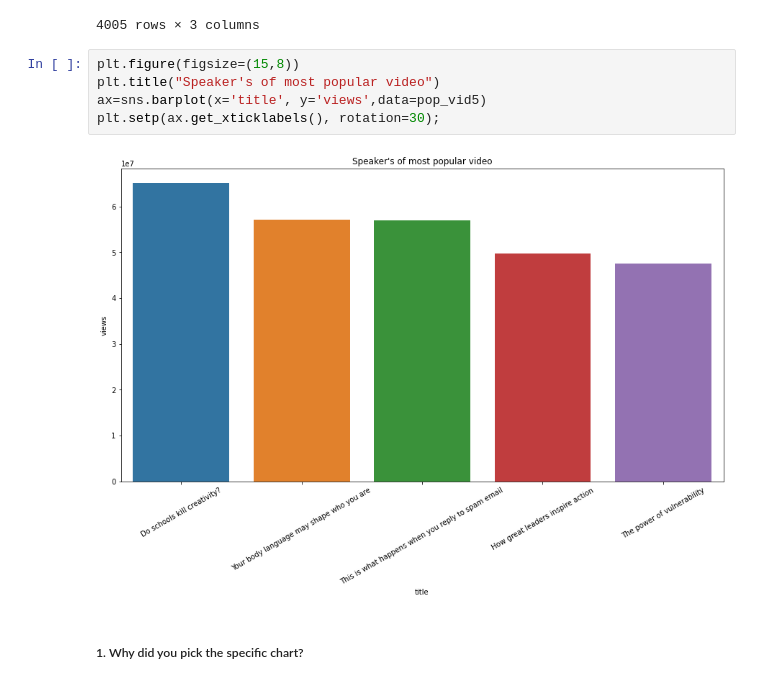
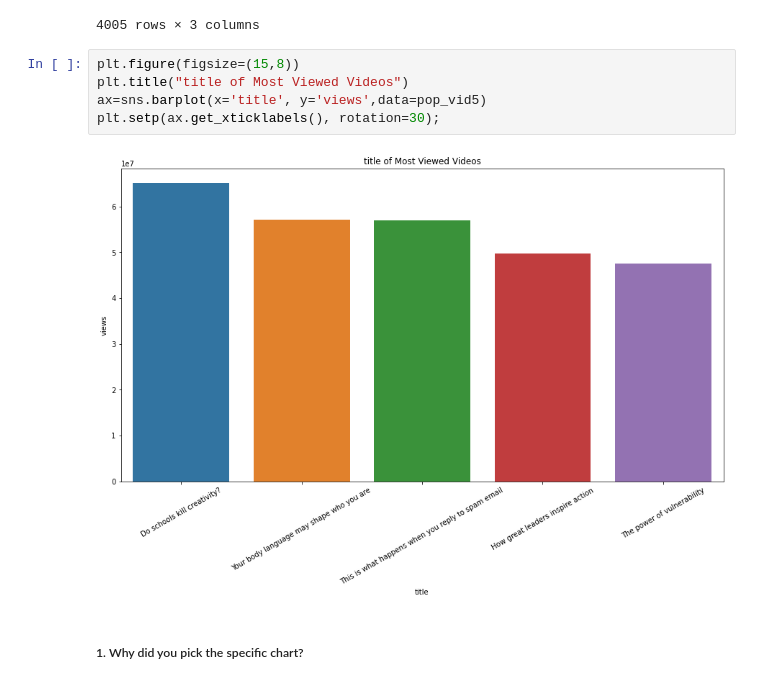
Before and after one commit to abhishekdhasmana17/ted-talk-view-prediction, a Jupyter notebook: Ted_Talk_Views_Prediction.ipynb, the cells around one changed output. Drawn from its saved outputs; the diff is of its cells as text.

```diff
--- a/Ted_Talk_Views_Prediction.ipynb
+++ b/Ted_Talk_Views_Prediction.ipynb
@@ -685,11 +685,11 @@ pop_vid[['speaker_1','views','title']]
 4005 rows × 3 columns
 # %%
 plt.figure(figsize=(15,8))
-plt.title("Speaker's of most popular video")
+plt.title("title of Most Viewed Videos")
 ax=sns.barplot(x='title', y='views',data=pop_vid5)
 plt.setp(ax.get_xticklabels(), rotation=30);
 # %% [output]
-[figure, old version]
+[figure, new version]
 # %% [markdown]
 ##### 1. Why did you pick the specific chart?
 # %% [markdown]
```
Also changed, not shown: parts of 21 cells of this notebook.
